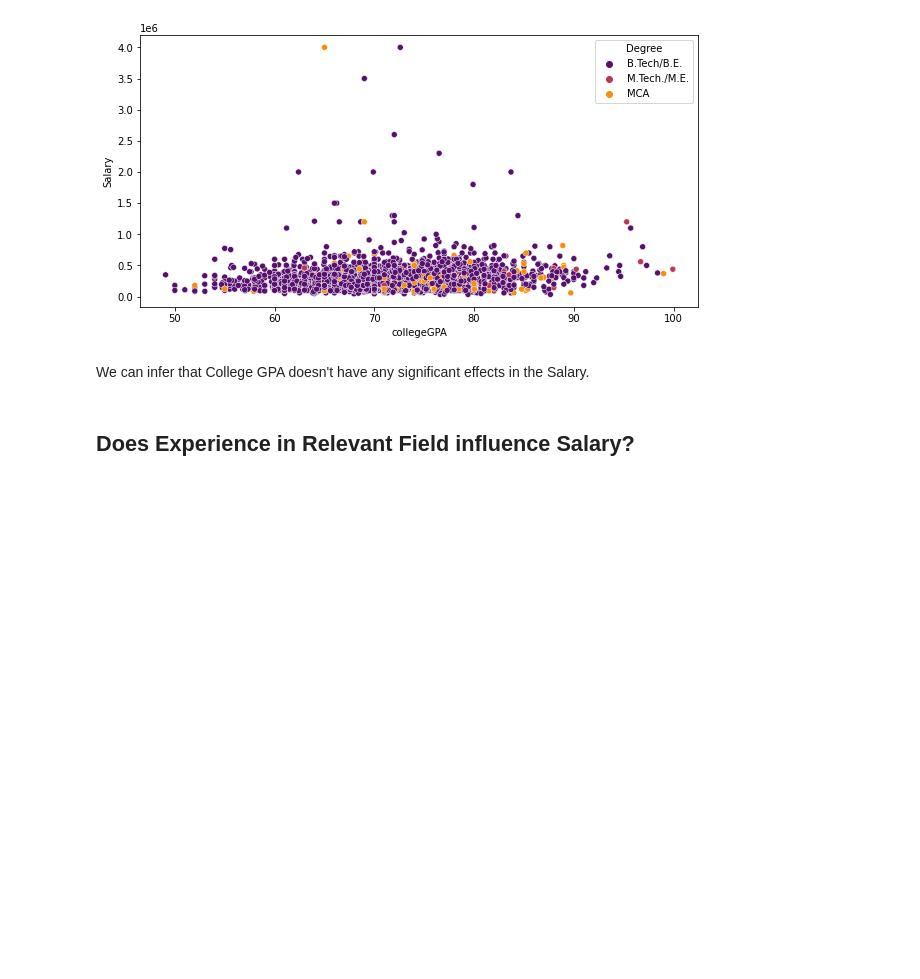
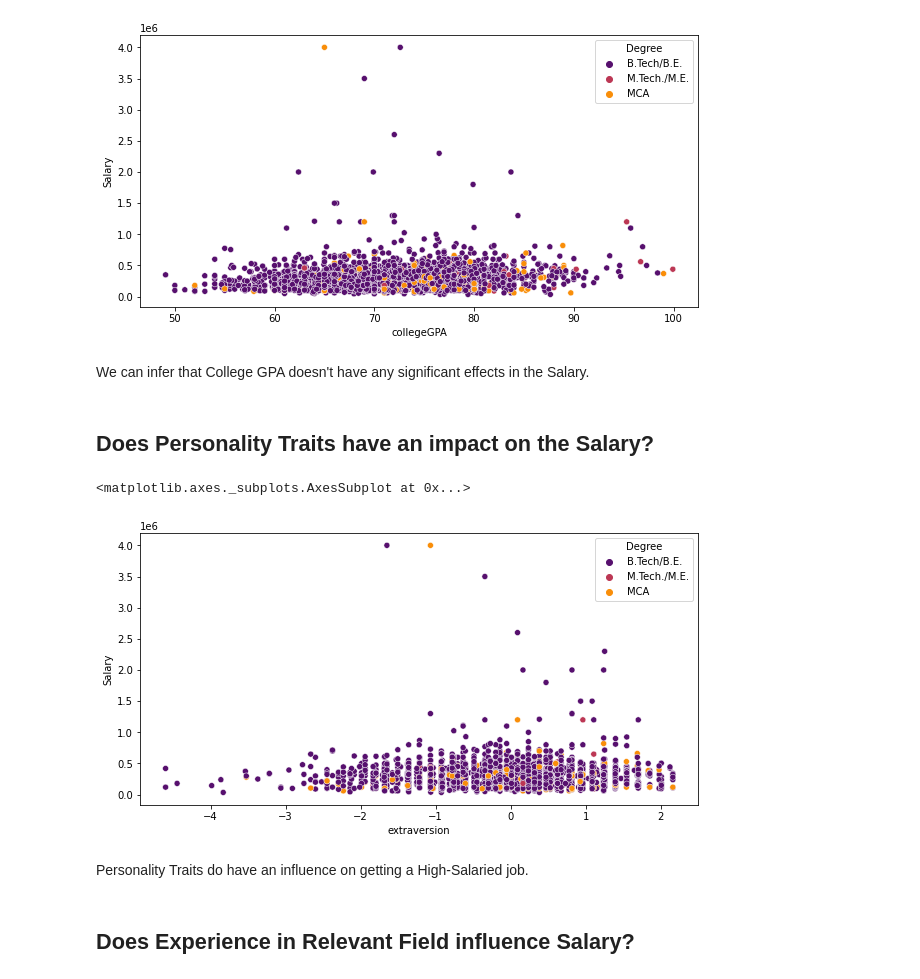
Before and after one commit to ArshiaSali/Data-Cleaning-with-Google-OpenRefine, a Jupyter notebook: DataCleaning_OpenRefine.ipynb, the cells around one changed output. Drawn from its saved outputs; the diff is of its cells as text; code cells hidden in the pictures; blank space fills up the shorter version.

```diff
--- a/DataCleaning_OpenRefine.ipynb
+++ b/DataCleaning_OpenRefine.ipynb
@@ -59,6 +72,16 @@ sns.scatterplot(df.collegeGPA,df.Salary, hue = df.Degree,palette = 'inferno')
 [figure]
 # %% [markdown]
 We can infer that College GPA doesn't have any significant effects in the Salary.
+# %% [markdown]
+## Does Personality Traits have an impact on the Salary?
+# %%
+plt.figure(figsize = (10,5))
+sns.scatterplot(df.extraversion,df.Salary, hue = df.Degree,palette = 'inferno')
+# %% [output]
+<matplotlib.axes._subplots.AxesSubplot at 0x...>
+[figure, added]
+# %% [markdown]
+Personality Traits do have an influence on getting a High-Salaried job.
 # %% [markdown]
 ## Does Experience in Relevant Field influence Salary?
 # %%
```
Also changed, not shown: parts of 5 cells of this notebook.
